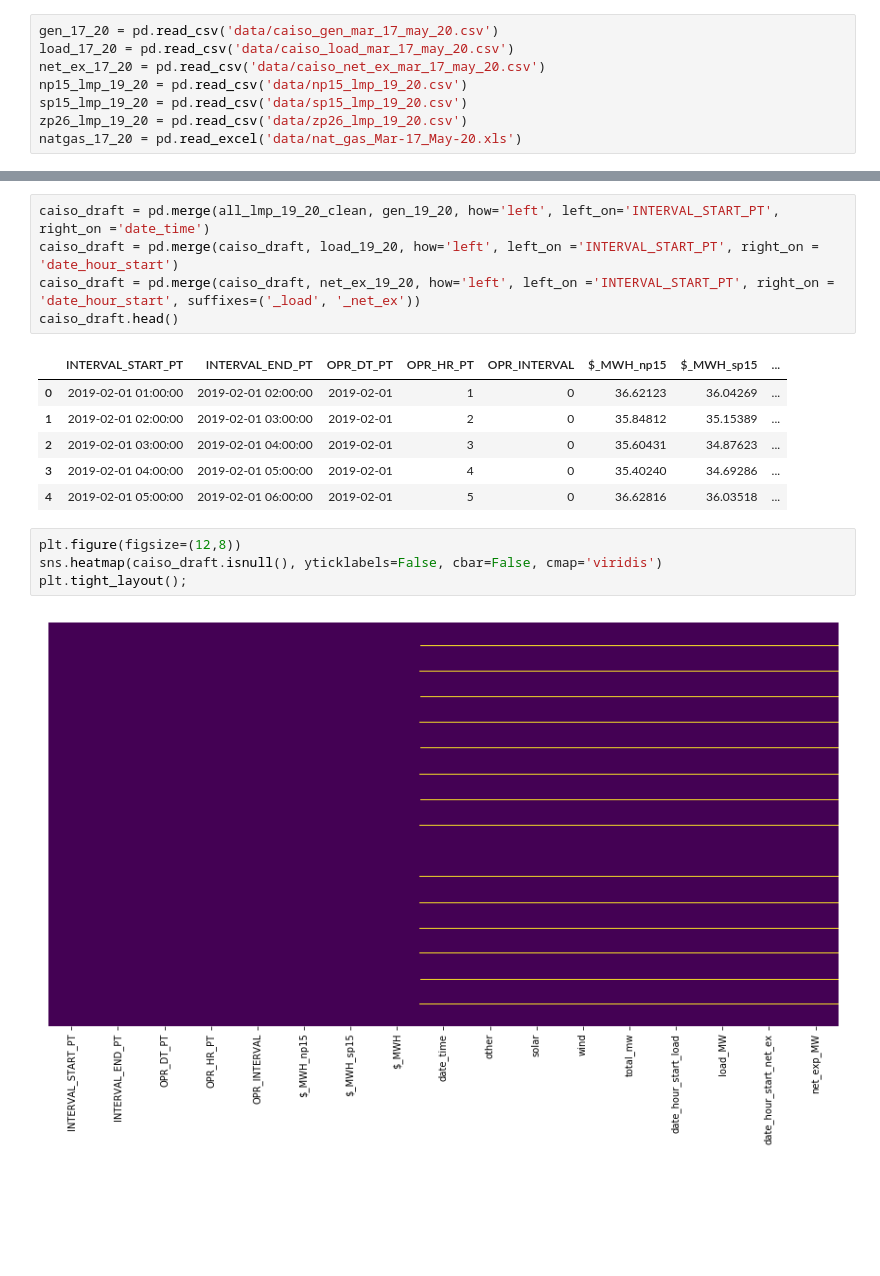
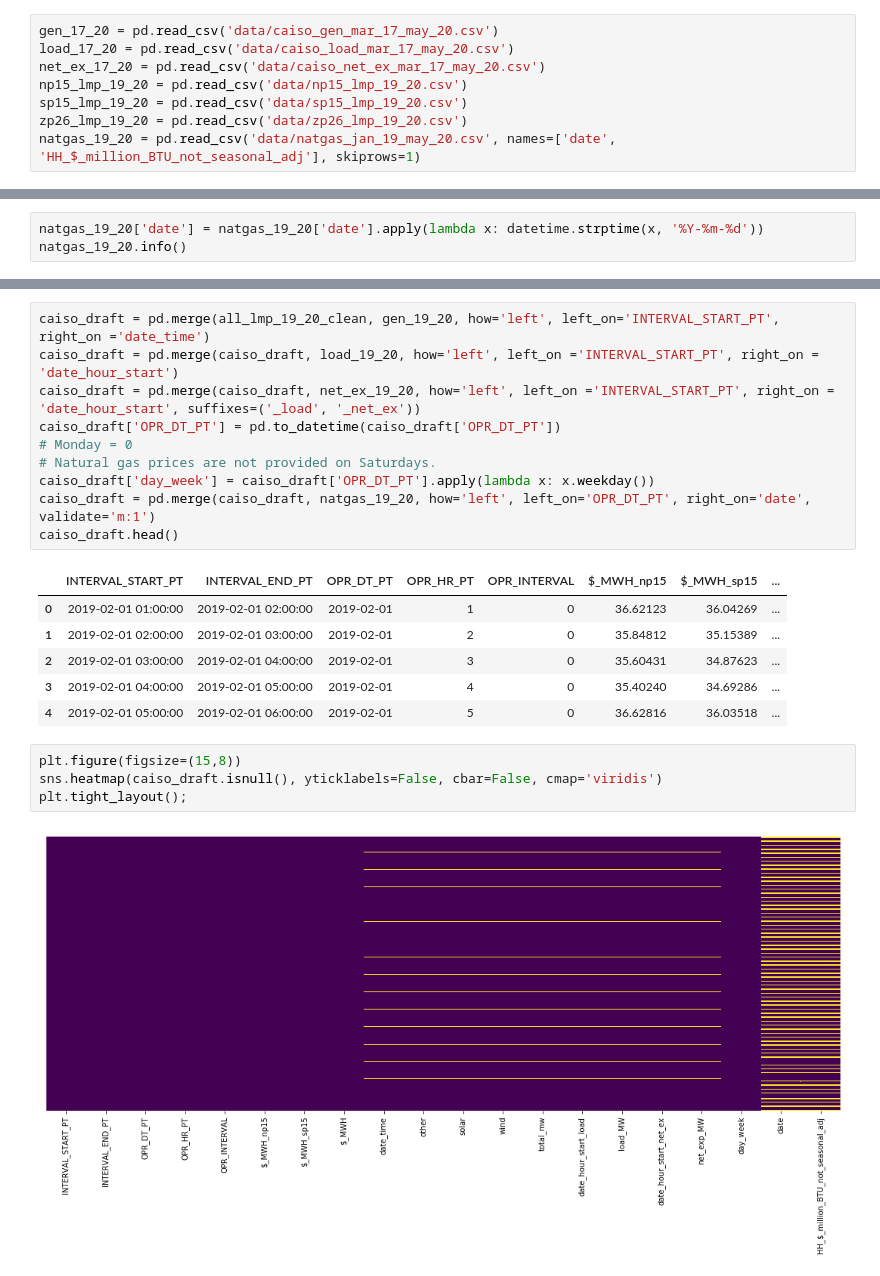
Before and after one commit to Morgan-Sell/caiso-price-forecast, a Jupyter notebook: caiso-eda.ipynb, the cells around one changed output, grey strips where cells are left out. Drawn from its saved outputs; the diff is of its cells as text; blank space fills up the shorter version.

```diff
--- a/caiso-eda.ipynb
+++ b/caiso-eda.ipynb
@@ -522,7 +522,7 @@ net_ex_17_20 = pd.read_csv('data/caiso_net_ex_mar_17_may_20.csv')
 np15_lmp_19_20 = pd.read_csv('data/np15_lmp_19_20.csv')
 sp15_lmp_19_20 = pd.read_csv('data/sp15_lmp_19_20.csv')
 zp26_lmp_19_20 = pd.read_csv('data/zp26_lmp_19_20.csv')
-natgas_17_20 = pd.read_excel('data/nat_gas_Mar-17_May-20.xls')
+natgas_19_20 = pd.read_csv('data/natgas_jan_19_may_20.csv', names=['date', 'HH_$_million_BTU_not_seasonal_adj'], skiprows=1)
 # %%
 begin_date_time = np15_lmp_19_20.iloc[0]['INTERVAL_START_PT']
 end_date_time = np15_lmp_19_20.iloc[-1]['INTERVAL_END_PT']
@@ -664,0 +676,3 @@ all_lmp_19_20_clean.head()
+# %%
+natgas_19_20['date'] = natgas_19_20['date'].apply(lambda x: datetime.strptime(x, '%Y-%m-%d'))
+natgas_19_20.info()
@@ -684,6 +706,11 @@ memory usage: 809.9+ KB
 caiso_draft = pd.merge(all_lmp_19_20_clean, gen_19_20, how='left', left_on='INTERVAL_START_PT', right_on ='date_time')
 caiso_draft = pd.merge(caiso_draft, load_19_20, how='left', left_on ='INTERVAL_START_PT', right_on = 'date_hour_start')
 caiso_draft = pd.merge(caiso_draft, net_ex_19_20, how='left', left_on ='INTERVAL_START_PT', right_on = 'date_hour_start', suffixes=('_load', '_net_ex'))
+caiso_draft['OPR_DT_PT'] = pd.to_datetime(caiso_draft['OPR_DT_PT'])
+# Monday = 0
+# Natural gas prices are not provided on Saturdays.
+caiso_draft['day_week'] = caiso_draft['OPR_DT_PT'].apply(lambda x: x.weekday())
+caiso_draft = pd.merge(caiso_draft, natgas_19_20, how='left', left_on='OPR_DT_PT', right_on='date', validate='m:1')
 caiso_draft.head()
 # %% [output]
 |  | INTERVAL_START_PT | INTERVAL_END_PT | OPR_DT_PT | OPR_HR_PT | OPR_INTERVAL | $_MWH_np15 | $_MWH_sp15 | ... |
@@ -693,8 +720,8 @@ caiso_draft.head()
 | 3 | 2019-02-01 04:00:00 | 2019-02-01 05:00:00 | 2019-02-01 | 4 | 0 | 35.40240 | 34.69286 | ... |
 | 4 | 2019-02-01 05:00:00 | 2019-02-01 06:00:00 | 2019-02-01 | 5 | 0 | 36.62816 | 36.03518 | ... |
 # %%
-plt.figure(figsize=(12,8))
+plt.figure(figsize=(15,8))
 sns.heatmap(caiso_draft.isnull(), yticklabels=False, cbar=False, cmap='viridis')
 plt.tight_layout();
 # %% [output]
-[figure, old version]
+[figure, new version]
```
Also changed, not shown: parts of 8 cells of this notebook.
